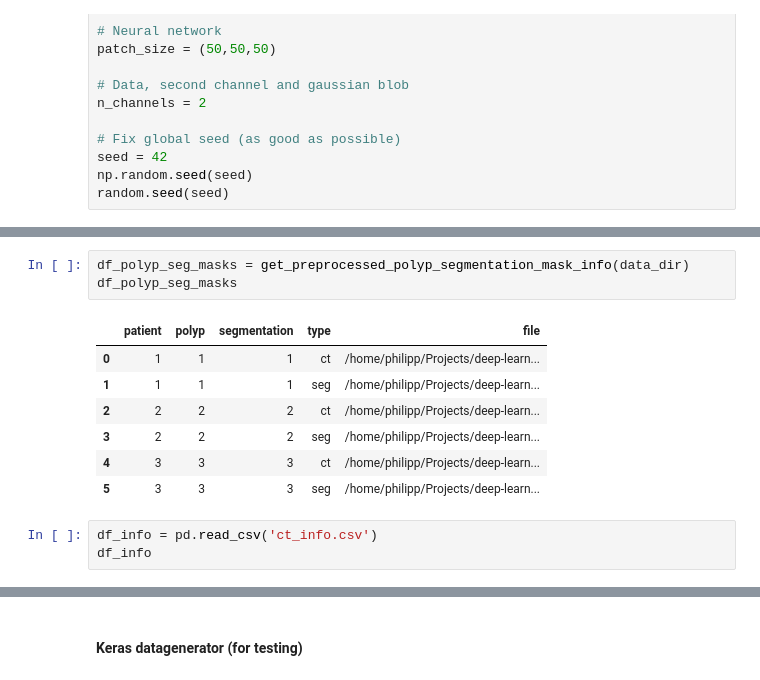
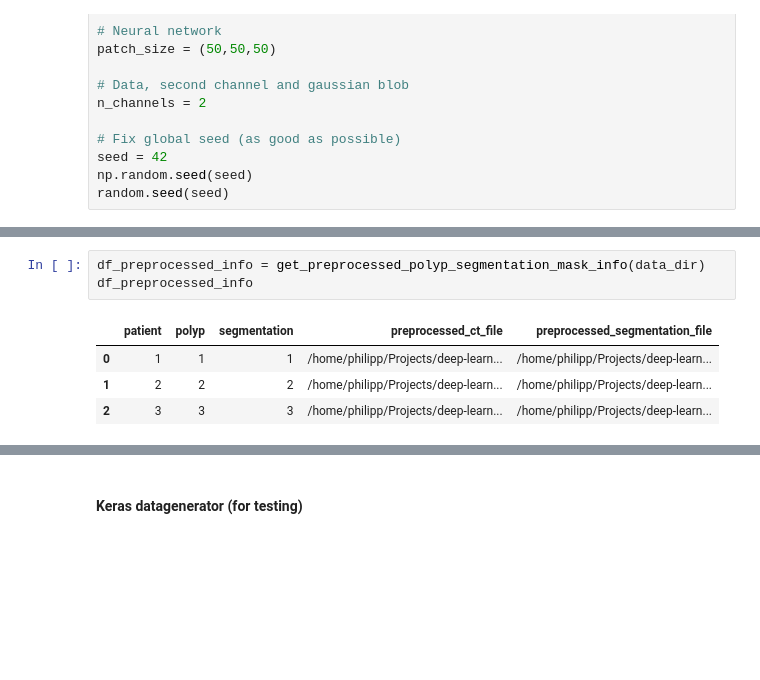
Before and after one commit to pwesp/deep-learning-in-ct-colonography, a Jupyter notebook: evaluate_model.ipynb, the cells around one changed output, grey strips where cells are left out. Drawn from its saved outputs; the diff is of its cells as text; blank space fills up the shorter version.

```diff
--- a/evaluate_model.ipynb
+++ b/evaluate_model.ipynb
@@ -39,14 +47,8 @@ random.seed(seed)
 # %%
-df_polyp_seg_masks = get_preprocessed_polyp_segmentation_mask_info(data_dir)
-df_polyp_seg_masks
+df_preprocessed_info = get_preprocessed_polyp_segmentation_mask_info(data_dir)
+df_preprocessed_info
 # %% [output]
-|  | patient | polyp | segmentation | type | file |
-| 0 | 1 | 1 | 1 | ct | /home/philipp/Projects/deep-learn... |
-| 1 | 1 | 1 | 1 | seg | /home/philipp/Projects/deep-learn... |
-| 2 | 2 | 2 | 2 | ct | /home/philipp/Projects/deep-learn... |
-| 3 | 2 | 2 | 2 | seg | /home/philipp/Projects/deep-learn... |
-| 4 | 3 | 3 | 3 | ct | /home/philipp/Projects/deep-learn... |
-| 5 | 3 | 3 | 3 | seg | /home/philipp/Projects/deep-learn... |
+|  | patient | polyp | segmentation | preprocessed_ct_file | preprocessed_segmentation_file |
+| 0 | 1 | 1 | 1 | /home/philipp/Projects/deep-learn... | /home/philipp/Projects/deep-learn... |
+| 1 | 2 | 2 | 2 | /home/philipp/Projects/deep-learn... | /home/philipp/Projects/deep-learn... |
+| 2 | 3 | 3 | 3 | /home/philipp/Projects/deep-learn... | /home/philipp/Projects/deep-learn... |
-# %%
-df_info = pd.read_csv('ct_info.csv')
-df_info
```
Also changed, not shown: parts of 54 cells of this notebook, 2 other files.
